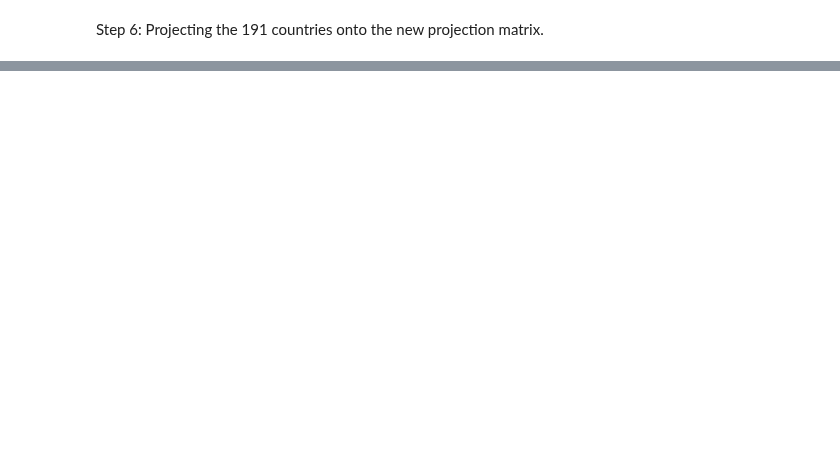
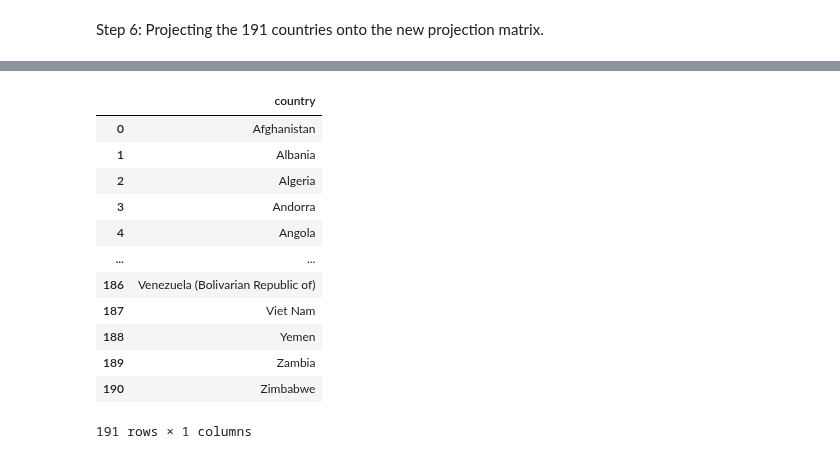
Before and after one commit to Snail664/country-clustering, a Jupyter notebook: PCA.ipynb, the cells around one changed output, grey strips where cells are left out. Cells and saved outputs as stored; diff of their text form; code cells hidden in the pictures; blank space fills up the shorter version.

```diff
--- a/PCA.ipynb
+++ b/PCA.ipynb
@@ -389,0 +390,21 @@ print(len(data4D))
+# %%
+#adding country names back to data6D
+%store -r final_data
+country_names = pd.DataFrame(final_data['country'])
+country_names.dropna()
+country_names = country_names.reset_index(drop=True)
+country_names
+# %% [output]
+|  | country |
+| 0 | Afghanistan |
+| 1 | Albania |
+| 2 | Algeria |
+| 3 | Andorra |
+| 4 | Angola |
+| ... | ... |
+| 186 | Venezuela (Bolivarian Republic of) |
+| 187 | Viet Nam |
+| 188 | Yemen |
+| 189 | Zambia |
+| 190 | Zimbabwe |
+191 rows × 1 columns
```
Also changed, not shown: parts of 11 cells of this notebook.
